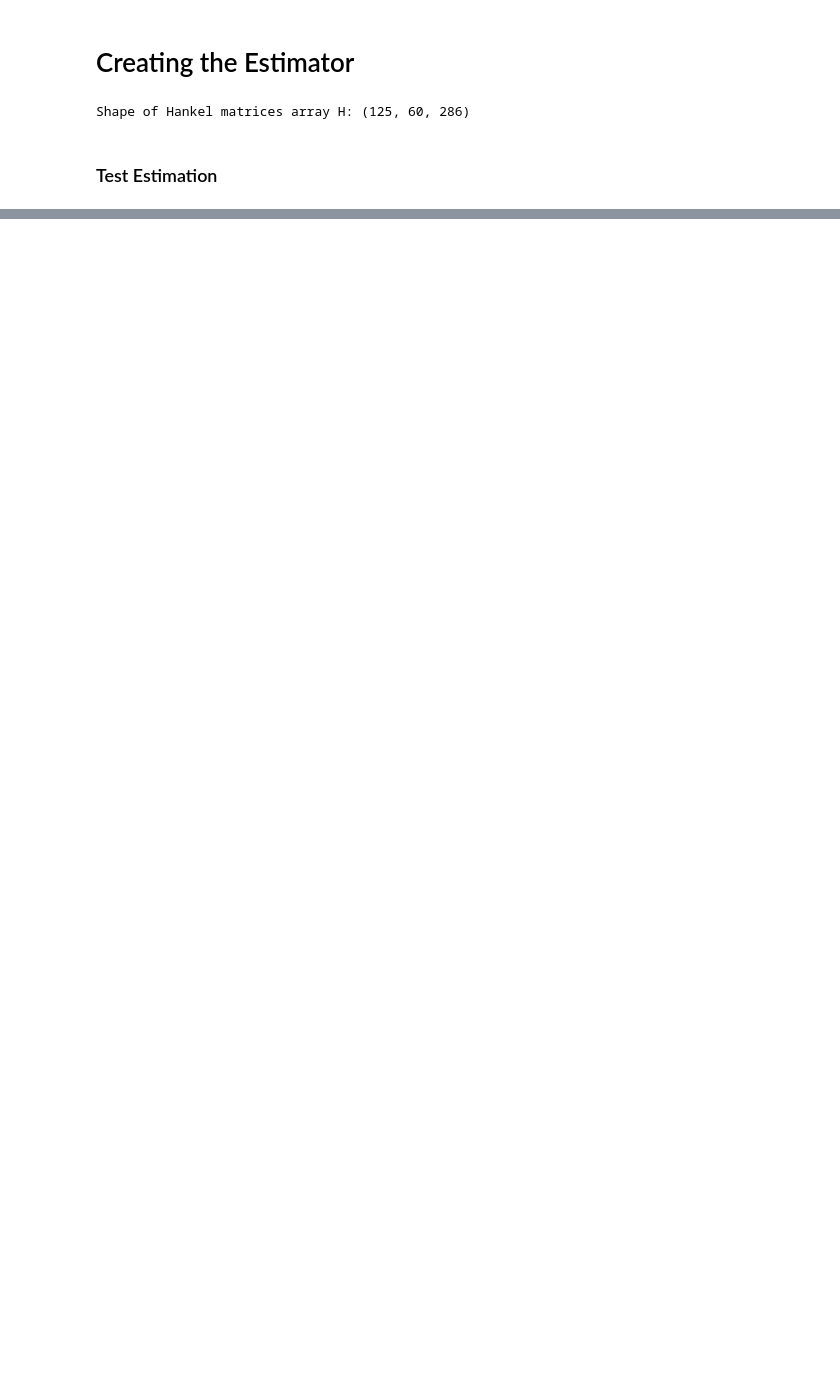
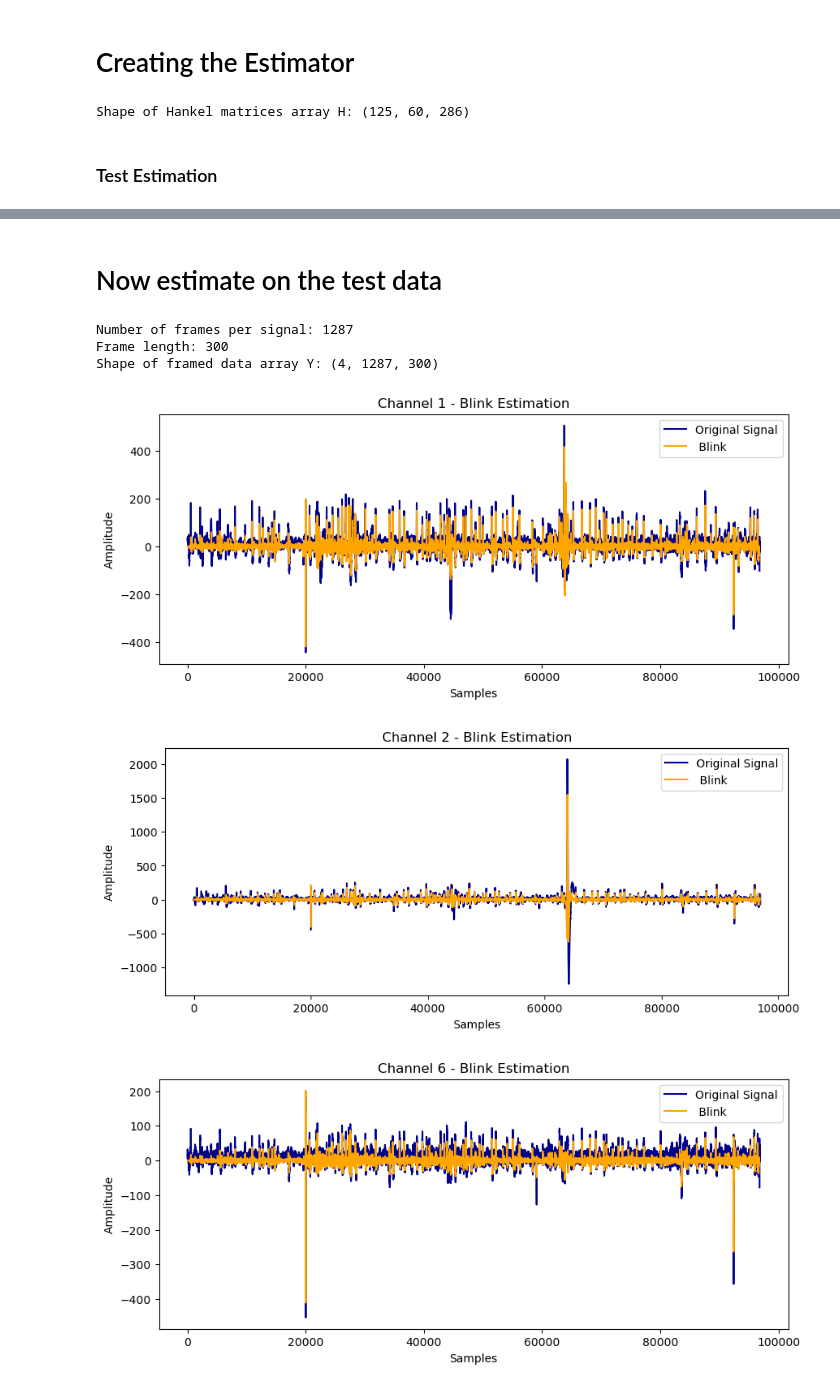
Before and after one commit to PabloABakker/EEG-Eye-Blink-Artifact-Removal, a Jupyter notebook: EEG_Eye_Blink_Artifact_Remvoval_.ipynb, the cells around one changed output, grey strips where cells are left out. Drawn from its saved outputs; the diff is of its cells as text; code cells hidden in the pictures; blank space fills up the shorter version.

```diff
--- a/EEG_Eye_Blink_Artifact_Remvoval_.ipynb
+++ b/EEG_Eye_Blink_Artifact_Remvoval_.ipynb
@@ -463,0 +486,29 @@ Shape of framed data array Y: (4, 125, 300)
+# %% [markdown]
+# Now estimate on the test data
+# %%
+# Parameters
+N_f = 300
+Overlap = 0.75
+L = 15
+channels = [0, 1, 5, 8]
+gamma = gamma
+
+X_test = estimate_blinks(data=test_EEG, N_f=N_f, Overlap=Overlap, L=L, channels=channels, gamma=gamma)
+
+# Plot results
+for i, ch in enumerate(channels):
+    plt.figure(figsize=(10,4))
+    plt.plot(test_EEG[ch], label='Original Signal', color='darkblue')
+    plt.plot(X_test[i], label=' Blink', color='orange')
+    plt.title(f'Channel {ch+1} - Blink Estimation')
+    plt.xlabel('Samples')
+    plt.ylabel('Amplitude')
+    plt.legend()
+    plt.show()
+# %% [output]
+Number of frames per signal: 1287
+Frame length: 300
+Shape of framed data array Y: (4, 1287, 300)
+[figure, added]
+[figure, added]
+[figure, added]
```
Also changed, not shown: parts of 9 cells of this notebook.
